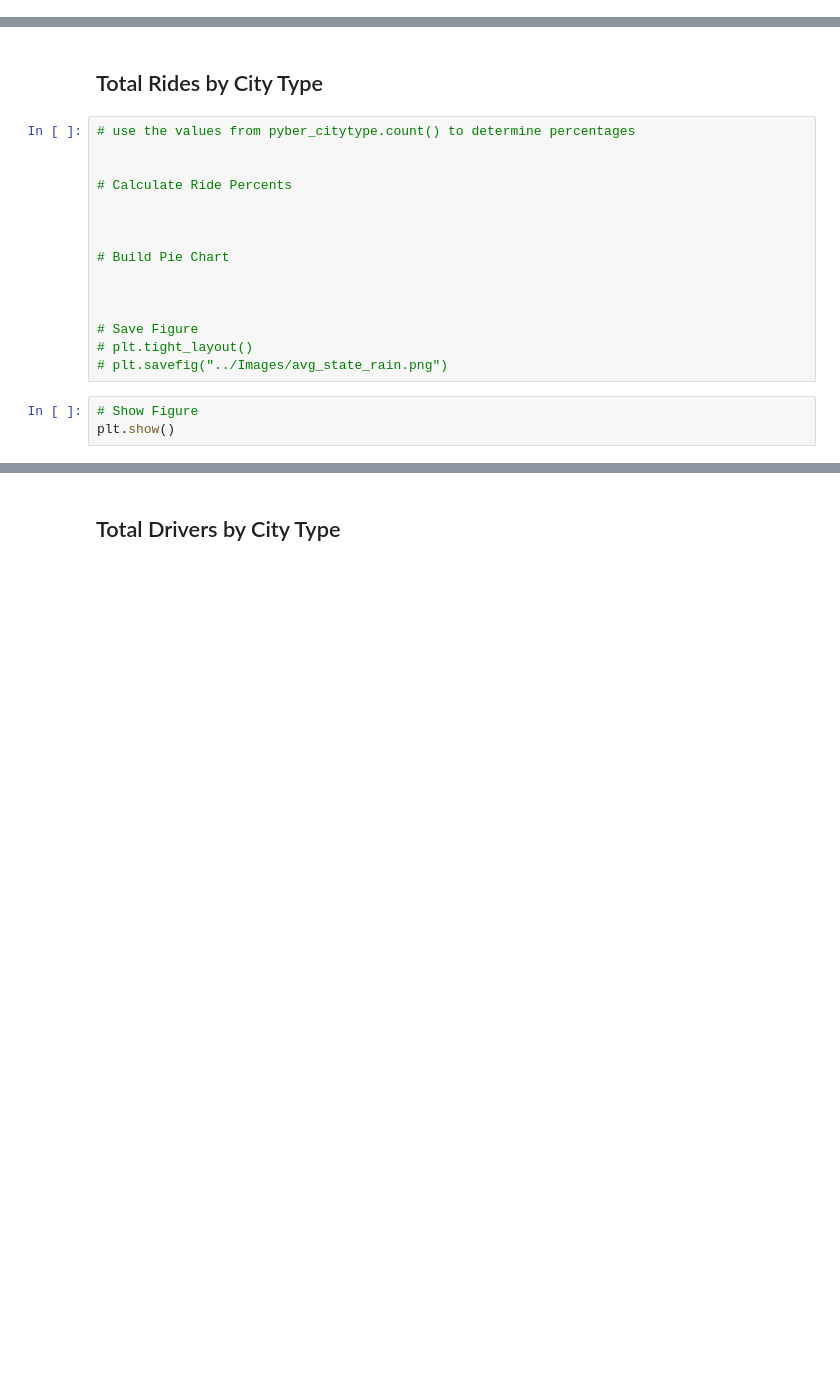
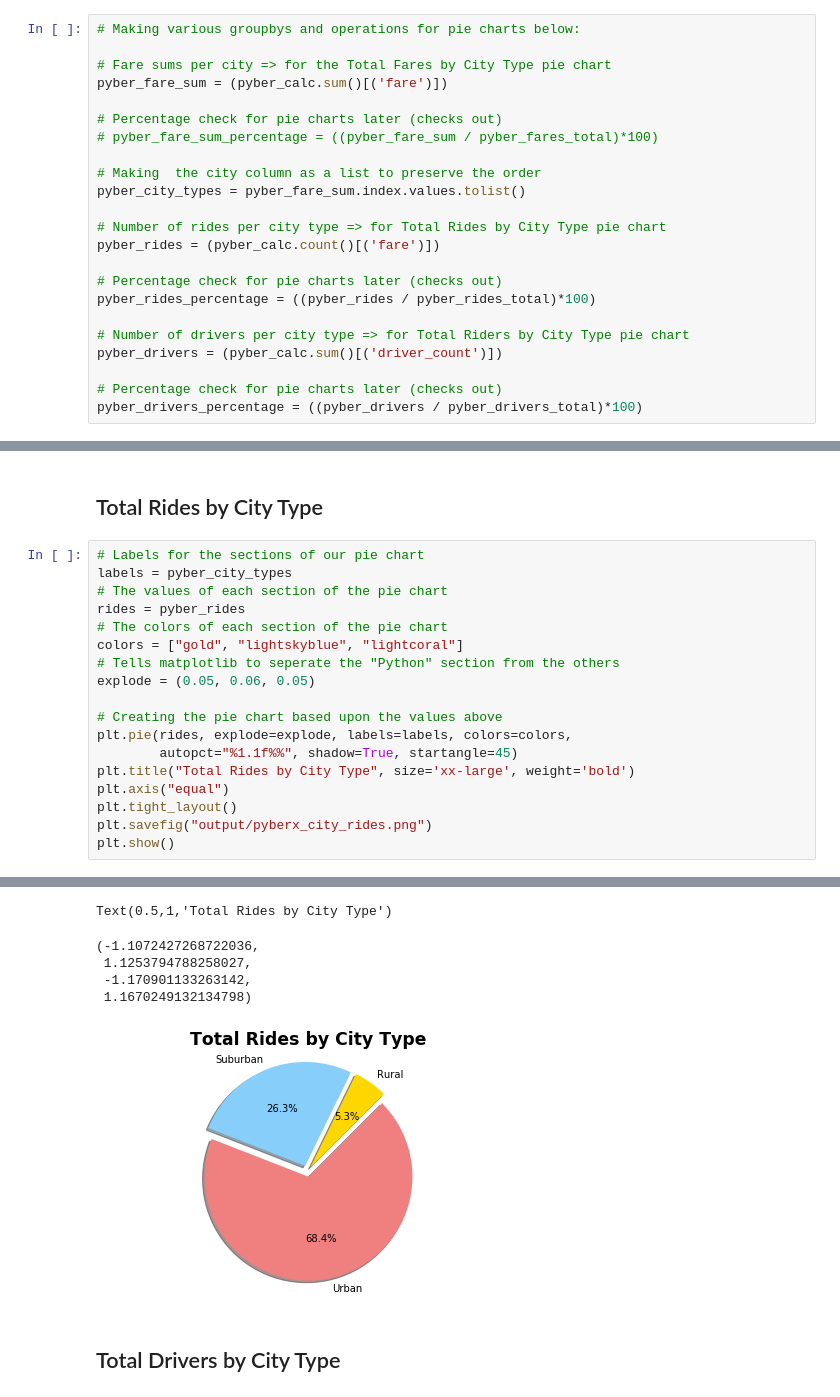
Before and after one commit to Emanste92/UCBEx_DataAnalytics, a Jupyter notebook: Pyber/ETE_pyber_starter.ipynb, the cells around one changed output, grey strips where cells are left out. Cells and saved outputs as stored; diff of their text form; blank space fills up the shorter version.

```diff
--- a/Pyber/ETE_pyber_starter.ipynb
+++ b/Pyber/ETE_pyber_starter.ipynb
@@ -92,2 +72,25 @@ When making your Pie Chart, experiment with effects like shadow, startangle, and
+# %%
+# Making various groupbys and operations for pie charts below:
+
+# Fare sums per city => for the Total Fares by City Type pie chart
+pyber_fare_sum = (pyber_calc.sum()[('fare')])
+
+# Percentage check for pie charts later (checks out)
+# pyber_fare_sum_percentage = ((pyber_fare_sum / pyber_fares_total)*100)
+
+# Making  the city column as a list to preserve the order
+pyber_city_types = pyber_fare_sum.index.values.tolist()
+
+# Number of rides per city type => for Total Rides by City Type pie chart
+pyber_rides = (pyber_calc.count()[('fare')])
+
+# Percentage check for pie charts later (checks out)
+pyber_rides_percentage = ((pyber_rides / pyber_rides_total)*100)
+
+# Number of drivers per city type => for Total Riders by City Type pie chart
+pyber_drivers = (pyber_calc.sum()[('driver_count')])
+
+# Percentage check for pie charts later (checks out)
+pyber_drivers_percentage = ((pyber_drivers / pyber_drivers_total)*100)
 # %% [markdown]
 ## Bubble Plot of Ride Sharing Data
@@ -163,20 +168,21 @@ plt.show()
 # %% [markdown]
 ## Total Rides by City Type
-# %%
-# use the values from pyber_citytype.count() to determine percentages
-
-
-# Calculate Ride Percents
-
-
-
-# Build Pie Chart
-
-
-
-# Save Figure
-# plt.tight_layout()
-# plt.savefig("../Images/avg_state_rain.png")
-# %%
-# Show Figure
-plt.show()
+# %%
+# Labels for the sections of our pie chart
+labels = pyber_city_types
+# The values of each section of the pie chart
+rides = pyber_rides
+# The colors of each section of the pie chart
+colors = ["gold", "lightskyblue", "lightcoral"]
+# Tells matplotlib to seperate the "Python" section from the others
+explode = (0.05, 0.06, 0.05)
+
+# Creating the pie chart based upon the values above
+plt.pie(rides, explode=explode, labels=labels, colors=colors,
+        autopct="%1.1f%%", shadow=True, startangle=45)
+plt.title("Total Rides by City Type", size='xx-large', weight='bold')
+plt.axis("equal")
+plt.tight_layout()
+plt.savefig("output/pyberx_city_rides.png")
+plt.show()
+# %% [output]
@@ -183,2 +198,8 @@ plt.show()
+Text(0.5,1,'Total Rides by City Type')
+(-1.1072427268722036,
+ 1.1253794788258027,
+ -1.170901133263142,
+ 1.1670249132134798)
+[figure, added]
 # %% [markdown]
 ## Total Drivers by City Type
```
Also changed, not shown: parts of 20 cells of this notebook, 4 other files.
